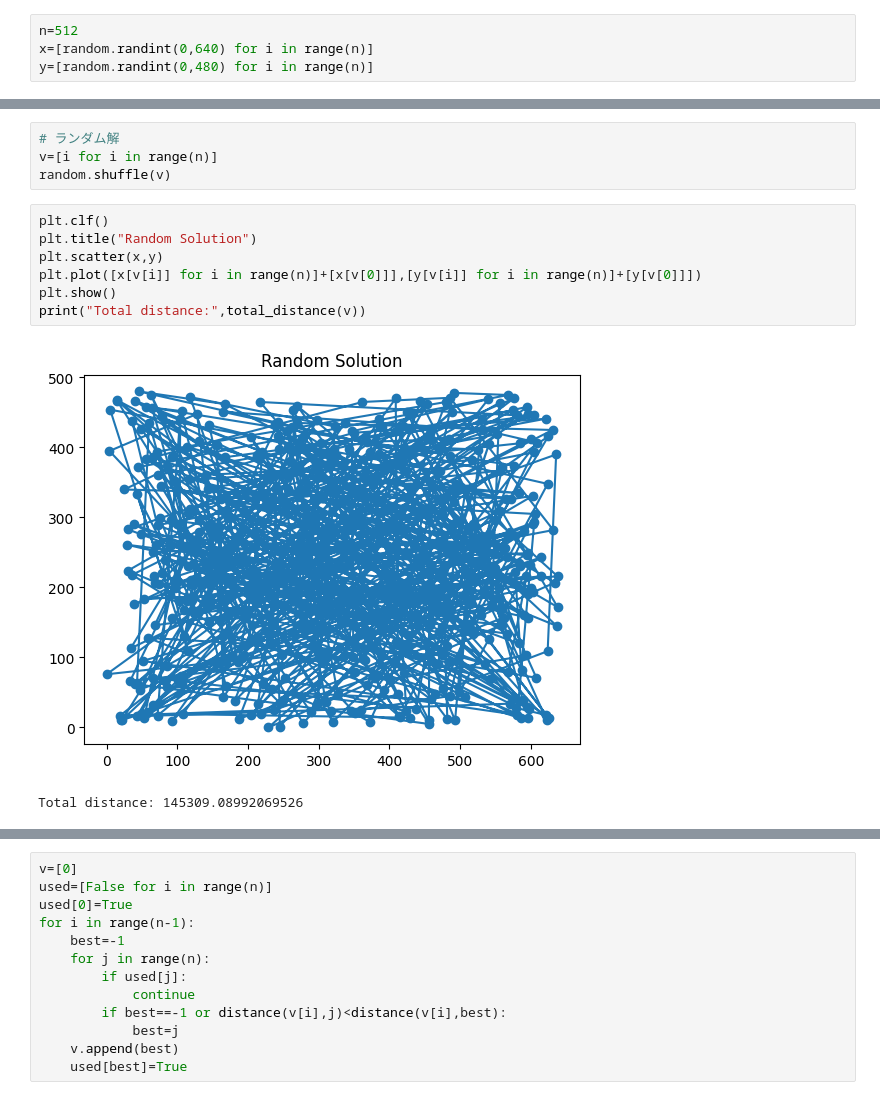
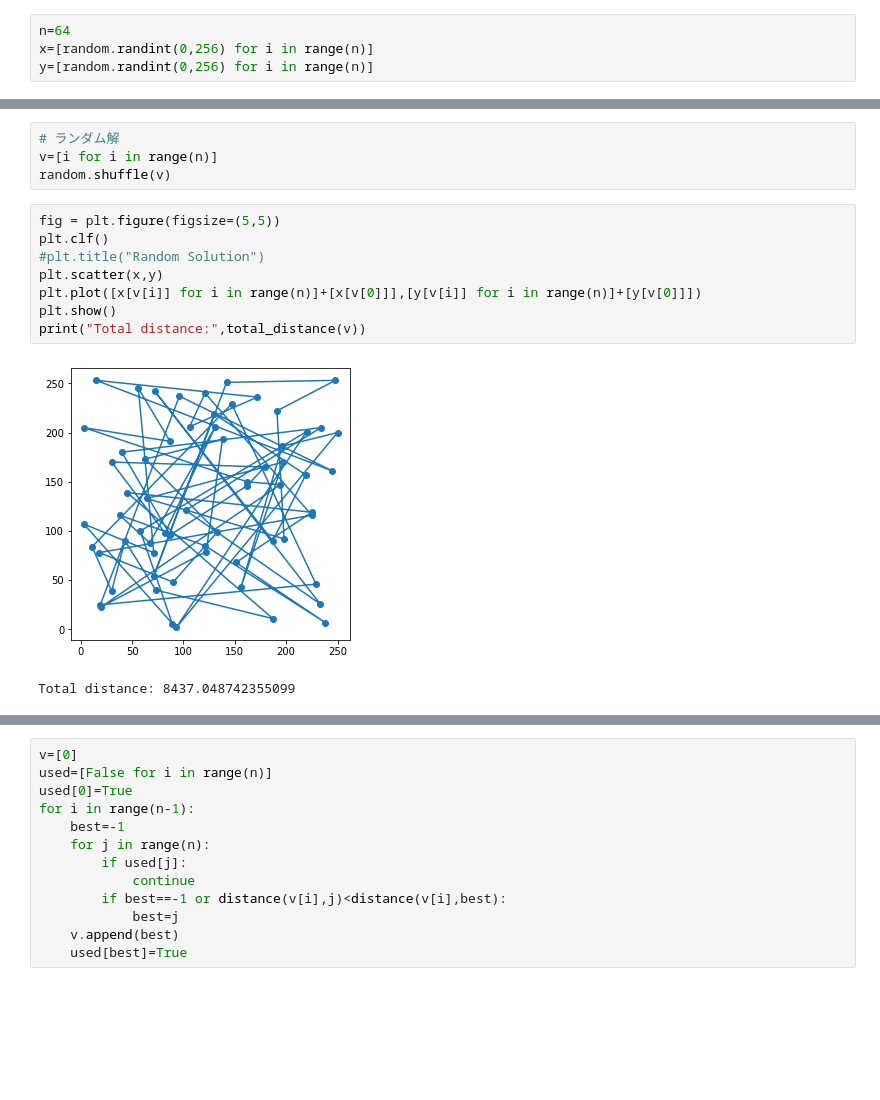
Before and after one commit to SugarDragon5/EEIC-FPGA-EXP, a Jupyter notebook: CPU_Solver/solver.ipynb, the cells around one changed output, grey strips where cells are left out. Drawn from its saved outputs; the diff is of its cells as text; blank space fills up the shorter version.

```diff
--- a/CPU_Solver/solver.ipynb
+++ b/CPU_Solver/solver.ipynb
@@ -3,9 +3,9 @@ import random
 import matplotlib.pyplot as plt
 import math
 # %%
-n=512
-x=[random.randint(0,640) for i in range(n)]
-y=[random.randint(0,480) for i in range(n)]
+n=64
+x=[random.randint(0,256) for i in range(n)]
+y=[random.randint(0,256) for i in range(n)]
 # %%
 def distance(i,j):
     return ((x[i]-x[j])**2+(y[i]-y[j])**2)**0.5
@@ -21,15 +21,16 @@ def total_distance(v):
 v=[i for i in range(n)]
 random.shuffle(v)
 # %%
+fig = plt.figure(figsize=(5,5))
 plt.clf()
-plt.title("Random Solution")
+#plt.title("Random Solution")
 plt.scatter(x,y)
 plt.plot([x[v[i]] for i in range(n)]+[x[v[0]]],[y[v[i]] for i in range(n)]+[y[v[0]]])
 plt.show()
 print("Total distance:",total_distance(v))
 # %% [output]
-[figure, old version]
+[figure, new version]
-Total distance: 145309.08992069526
+Total distance: 8437.048742355099
 # %%
 start_temp=300
 end_temp=0.001
```
Also changed, not shown: parts of 5 cells of this notebook, 4 other files.
